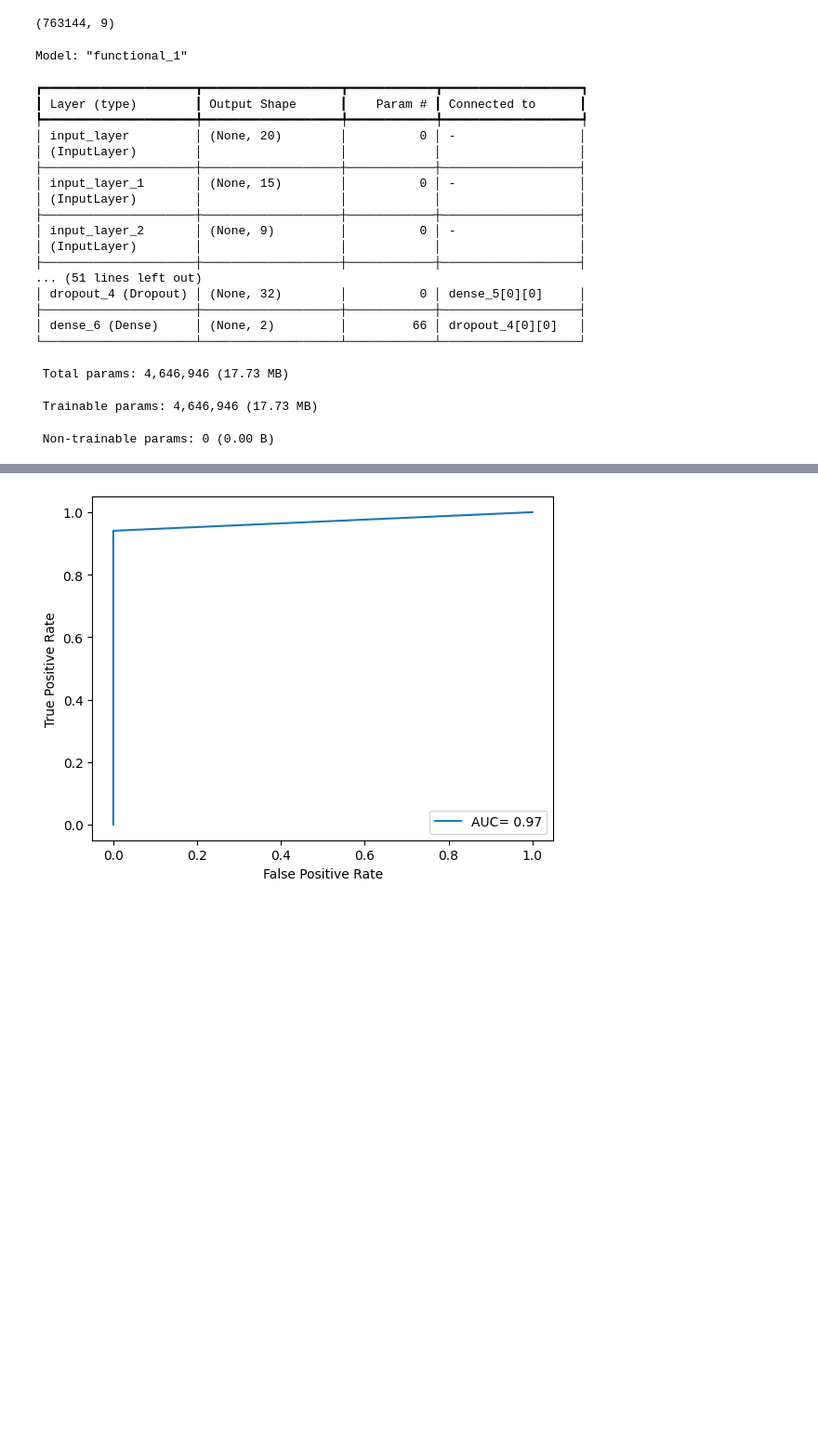
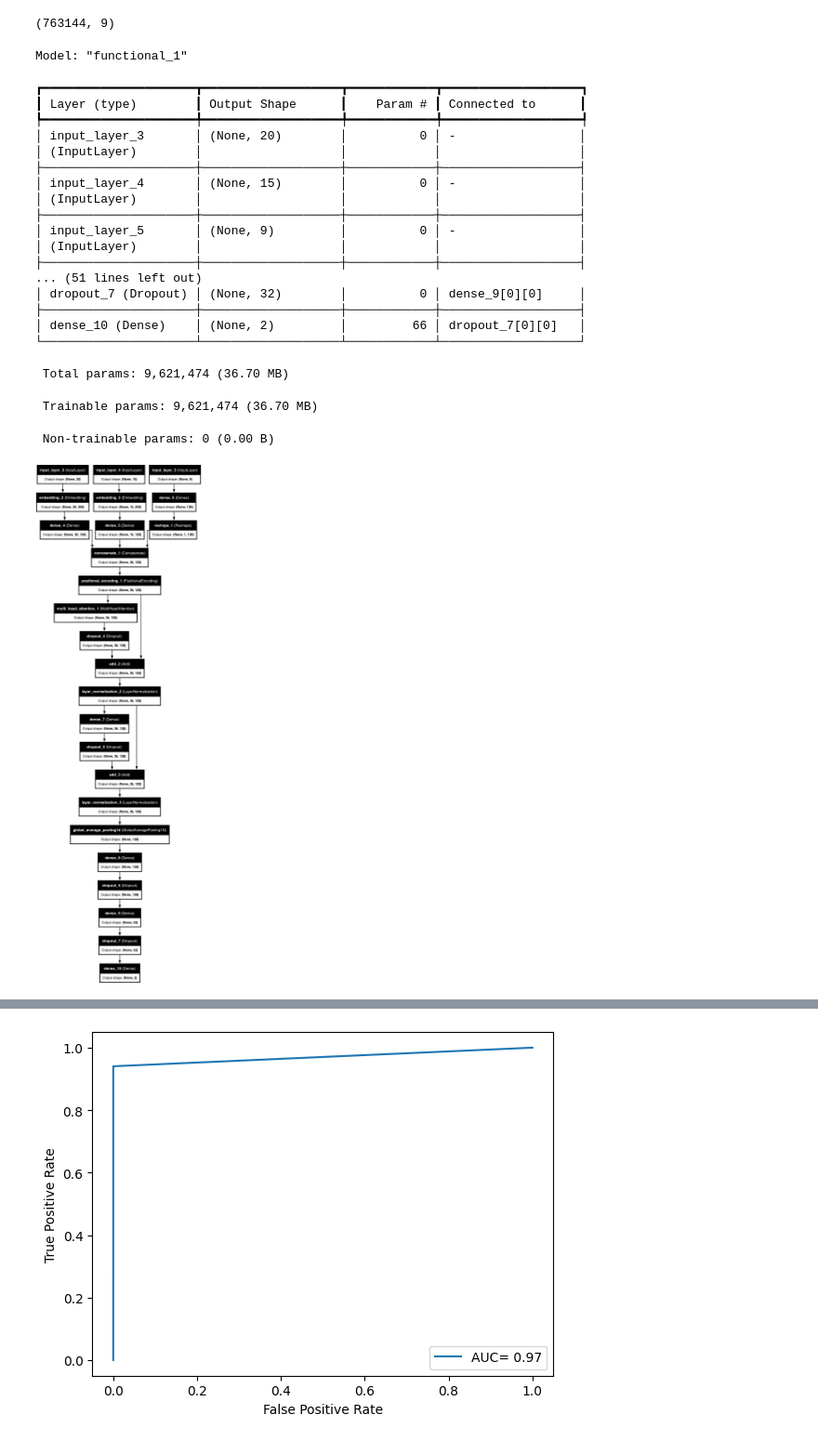
Before and after one commit to moryba/Beth-project, a Jupyter notebook: Models/Transformer/Transformer3.ipynb, the cells around one changed output, grey strips where cells are left out. Shown at 93% size. Drawn from its saved outputs; the diff is of its cells as text; code cells hidden in the pictures; blank space fills up the shorter version.

```diff
--- a/Models/Transformer/Transformer3.ipynb
+++ b/Models/Transformer/Transformer3.ipynb
@@ -396,40 +395,41 @@ def create_transformer_model(input_cat1_shape, input_cat2_shape, input_num_shape
   input_num = Input(shape=(input_num_shape,))
 
   # Define embedding layers
-  embedding_size = 128
+  embedding_size = 256
+  embedding_size2 = 128
   embed_cat1 = Embedding(input_dim=input_cat1_vocab,
                          output_dim=embedding_size,
                          embeddings_initializer = RandomNormal(mean=0.0, stddev=0.0001, seed=41),
-                         embeddings_regularizer = L1L2(l1=0.00001, l2=0.0001),
-                         embeddings_constraint  = UnitNorm(axis=[0,1]),
+                        #  embeddings_regularizer = L1L2(l1=0.00001, l2=0.0001),
+                        #  embeddings_constraint  = UnitNorm(axis=[0,1]),
                          mask_zero=False)(input_cat1)
-  embed_cat1 = Dense(32, activation='linear')(embed_cat1)
+  embed_cat1 = Dense(embedding_size2, activation='linear')(embed_cat1)
   embed_cat2 = Embedding(input_dim=input_cat2_vocab,
                          output_dim=embedding_size,
                          embeddings_initializer = RandomNormal(mean=0.0, stddev=0.0001, seed=41),
-                         embeddings_regularizer = L1L2(l1=0.00001, l2=0.0001),
-                         embeddings_constraint  = UnitNorm(axis=[0,1]),
+                        #  embeddings_regularizer = L1L2(l1=0.00001, l2=0.0001),
+                        #  embeddings_constraint  = UnitNorm(axis=[0,1]),
                          mask_zero=False)(input_cat2)
-  embed_cat2 = Dense(32, activation='linear')(embed_cat2)
+  embed_cat2 = Dense(embedding_size2, activation='linear')(embed_cat2)
 
   # Dense for numerical inputs
 #   input_num_reshaped = tf.expand_dims(input_num, axis=1)
 #   input_num_reshaped = Dense(32, activation='linear')(input_num_reshaped)
   # Dense for numerical inputs
-  embed_num = Dense(32, activation='linear')(input_num)
+  embed_num = Dense(embedding_size2, activation='linear')(input_num)
 
   # Reshape numerical input using a Keras layer
-  input_num_reshaped = Reshape(target_shape=(1, 32))(embed_num)
+  input_num_reshaped = Reshape(target_shape=(1, embedding_size2))(embed_num)
 
   # Concatenate embedding layers
   concat_embeds = Concatenate(axis=1)([embed_cat1, embed_cat2, input_num_reshaped]) #embed_cat3, embed_cat4, embed_cat5
 
   # Positional encoding (assuming you want to use sequences)
   max_len=36
-  pos_encoding = PositionalEncoding(max_len, 32)(concat_embeds)
+  pos_encoding = PositionalEncoding(max_len, embedding_size2)(concat_embeds)
 
   # Transformer encoder block
-  encoder_output = transformer_encoder_block(pos_encoding, num_heads=8, ff_dim=32)
+  encoder_output = transformer_encoder_block(pos_encoding, num_heads=8, ff_dim=embedding_size2)
 
   # Global average pooling
   encoder_output = GlobalAveragePooling1D()(encoder_output)
@@ -488,22 +488,26 @@ Model: "functional_1"
 ┏━━━━━━━━━━━━━━━━━━━━━┳━━━━━━━━━━━━━━━━━━━┳━━━━━━━━━━━━┳━━━━━━━━━━━━━━━━━━━┓
 ┃ Layer (type)        ┃ Output Shape      ┃    Param # ┃ Connected to      ┃
 ┡━━━━━━━━━━━━━━━━━━━━━╇━━━━━━━━━━━━━━━━━━━╇━━━━━━━━━━━━╇━━━━━━━━━━━━━━━━━━━┩
-│ input_layer         │ (None, 20)        │          0 │ -                 │
+│ input_layer_3       │ (None, 20)        │          0 │ -                 │
 │ (InputLayer)        │                   │            │                   │
 ├─────────────────────┼───────────────────┼────────────┼───────────────────┤
-│ input_layer_1       │ (None, 15)        │          0 │ -                 │
+│ input_layer_4       │ (None, 15)        │          0 │ -                 │
 │ (InputLayer)        │                   │            │                   │
 ├─────────────────────┼───────────────────┼────────────┼───────────────────┤
-│ input_layer_2       │ (None, 9)         │          0 │ -                 │
+│ input_layer_5       │ (None, 9)         │          0 │ -                 │
 │ (InputLayer)        │                   │            │                   │
 ├─────────────────────┼───────────────────┼────────────┼───────────────────┤
 ... (51 lines left out)
-│ dropout_4 (Dropout) │ (None, 32)        │          0 │ dense_5[0][0]     │
+│ dropout_7 (Dropout) │ (None, 32)        │          0 │ dense_9[0][0]     │
 ├─────────────────────┼───────────────────┼────────────┼───────────────────┤
-│ dense_6 (Dense)     │ (None, 2)         │         66 │ dropout_4[0][0]   │
+│ dense_10 (Dense)    │ (None, 2)         │         66 │ dropout_7[0][0]   │
 └─────────────────────┴───────────────────┴────────────┴───────────────────┘
- Total params: 4,646,946 (17.73 MB)
+ Total params: 9,621,474 (36.70 MB)
- Trainable params: 4,646,946 (17.73 MB)
+ Trainable params: 9,621,474 (36.70 MB)
  Non-trainable params: 0 (0.00 B)
+# %%
+plot_model(model, to_file='../../pics/Transformer-structure.png', show_shapes=True, show_layer_names=True, dpi=100)
+# %% [output]
+[figure, added]
 # %%
 # optimizer = AdamW(learning_rate=0.0001, weight_decay=0.001)
```
Also changed, not shown: parts of 8 cells of this notebook, 8 other files.
